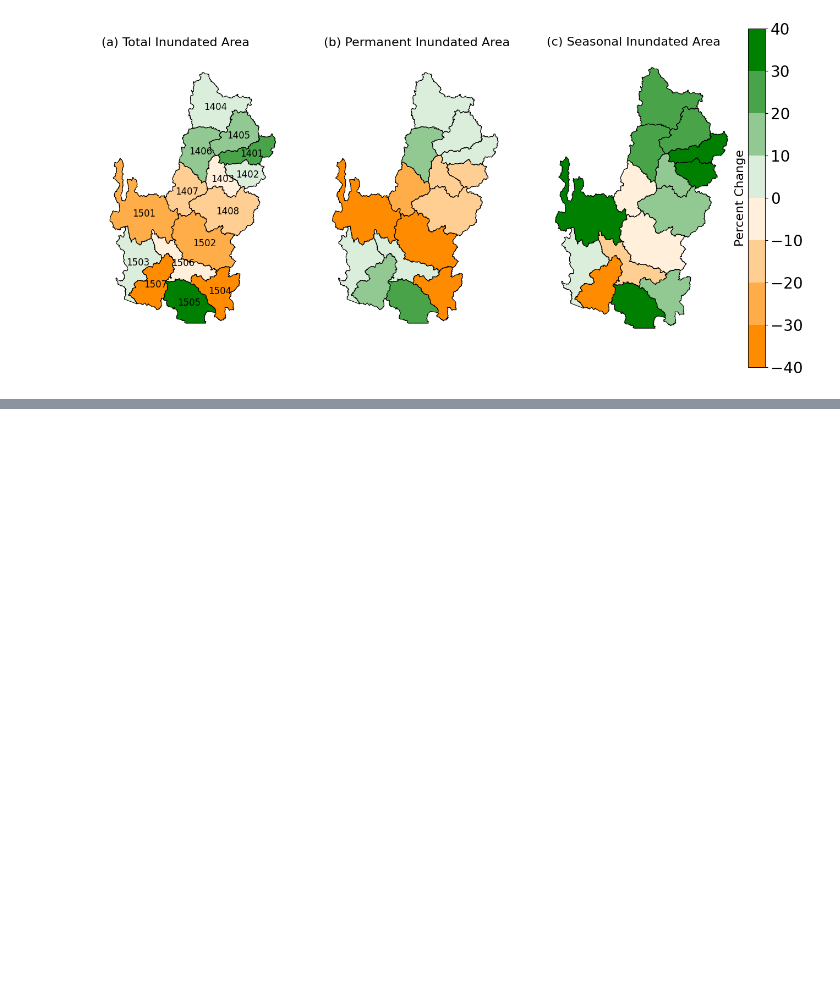
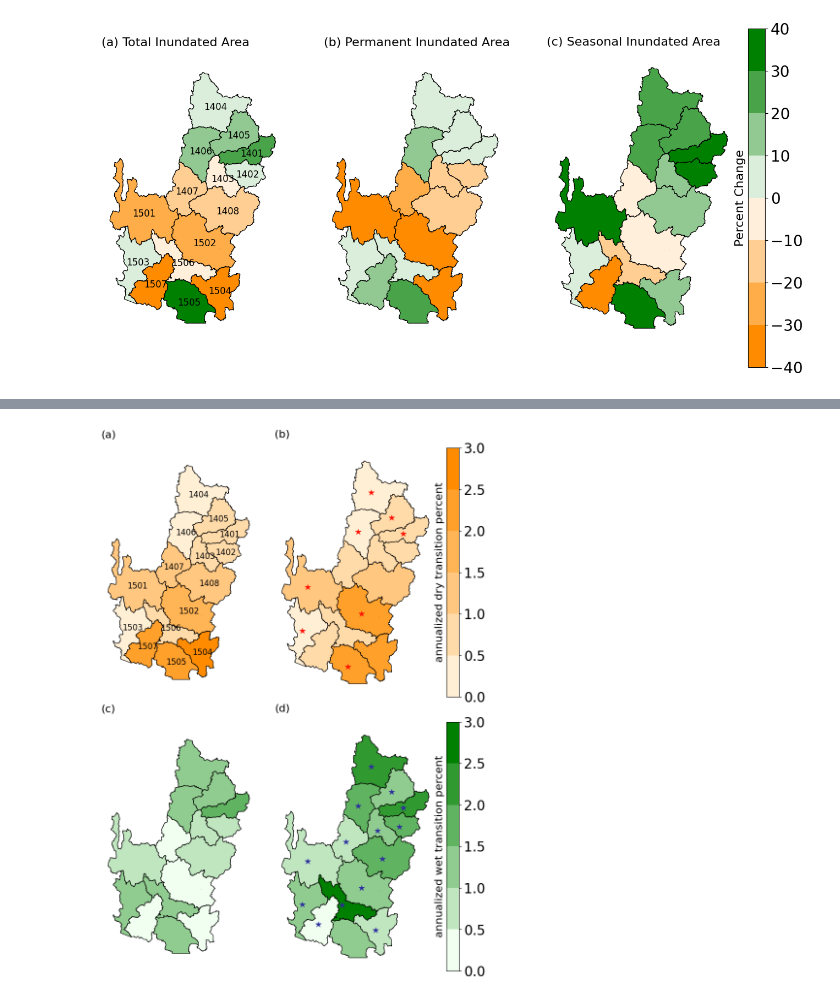
Before and after one commit to ppuentex/Surface_Water_Analysis-CRB, a Jupyter notebook: Results/generate-figures.ipynb, the cells around one changed output, grey strips where cells are left out. Saved outputs shown, nothing was run; the diff lists cells and outputs as text; code cells hidden in the pictures; blank space fills up the shorter version.

```diff
--- a/Results/generate-figures.ipynb
+++ b/Results/generate-figures.ipynb
@@ -101,9 +244,12 @@ plt.savefig('../Results/figures/timeseries-figure4.jpg', bbox_inches ='tight', d
 from wet period 1992 - 1994 to end of the study period 2019 - 2021
 # %%
 transitions_92_19 = pd.read_csv('../Data/analysis-data/water_type_transitions_92_19.csv')
+transitions_02_19 = pd.read_csv('../Data/analysis-data/water_type_transitions_02_19.csv')
 
 #make the huc id's a string (originally integer)
 transitions_92_19['huc4'] = transitions_92_19['huc4'].map(str)
+transitions_02_19['huc4'] = transitions_02_19['huc4'].map(str)
 #merge this dataset with the shapefile using the huc4 id's
 huc4_transitions_92_19 = crb_huc4.merge(transitions_92_19, on = 'huc4')
+huc4_transitions_02_19 =crb_huc4.merge(transitions_02_19, on = 'huc4')
 # %%
@@ -152,0 +302,56 @@ plt.savefig('../Results/figures/percent_change_water_type-figure2.jpg', bbox_inc
+# %%
+fig, ax = plt.subplots(2, 2, figsize=(10, 14), gridspec_kw={'width_ratios': [1, 1.3]})
+plt.rcParams.update({'font.size': 20})
+
+# Define a custom colormap
+cmap_dry = mcolors.LinearSegmentedColormap.from_list('custom_dry', [(0, 'papayawhip'),  (1, 'darkorange')], N = 6)
+cmap_wet = mcolors.LinearSegmentedColormap.from_list('custom_wet', [(0, 'honeydew'),  (1, 'green')], N = 6)
+
+#limit the color bar
+vmin = 0
+vmax = 3
+
+huc4_transitions_92_19.plot(ax=ax[0,0], column='dry_trans_area_perc', legend=False, cmap=cmap_dry, linewidth=0.8, edgecolor='0', vmin=vmin, vmax=vmax)
+ax[0,0].axis('off')  # Turn off axis
+ax[0,0].text(0, 1.07, '(a)', transform=ax[0,0].transAxes, fontsize = 16)
+
+huc4_transitions_02_19.plot(ax=ax[0,1], column='dry_trans_area_perc', legend=True, cmap=cmap_dry, linewidth=0.8, edgecolor='0', vmin=vmin, vmax=vmax)
+ax[0,1].axis('off')  # Turn off axis
+ax[0,1].text(0, 1.05, '(b) ', transform=ax[0,1].transAxes, fontsize = 16)
+ax[0,1].text(1.05,0.5, 'annualized dry transition percent',horizontalalignment='right',
+        verticalalignment='center', rotation='vertical', transform=ax[0,1].transAxes, fontsize = 16)
+
+huc4_transitions_92_19.plot(ax=ax[1,0], column='wet_trans_area_perc', legend=False, cmap=cmap_wet, linewidth=0.8, edgecolor='0', vmin=vmin, vmax=vmax)
+ax[1,0].axis('off')  # Turn off axis
+ax[1,0].text(0, 1.07, '(c)', transform=ax[1,0].transAxes, fontsize = 16)
+
+huc4_transitions_02_19.plot(ax=ax[1,1], column='wet_trans_area_perc', legend=True, cmap=cmap_wet, linewidth=0.8, edgecolor='0', vmin=vmin, vmax=vmax)
+ax[1,1].axis('off')  # Turn off axis
+ax[1,1].text(0, 1.05, '(d)', transform=ax[1,1].transAxes, fontsize = 16)
+ax[1,1].text(1.05,0.5, 'annualized wet transition percent',horizontalalignment='right',
+        verticalalignment='center', rotation='vertical', transform=ax[1,1].transAxes, fontsize = 16)
+
+#add HUC labels to sub-figure (a)
+for idx, row in huc4_transitions_92_19.iterrows():
+    ax[0,0].text(row.geometry.centroid.x - 0.6, row.geometry.centroid.y - 0.2,
+               row["huc4"], fontsize=12, color='black')
+
+# Add star labels for dry transitions in sub-figure (b)
+for idx, row in huc4_transitions_02_19.iterrows():
+    huc4 = row['huc4']
+    dry_92 = huc4_transitions_92_19.loc[huc4_transitions_92_19['huc4'] == huc4, 'dry_trans_area_perc'].values[0]
+    if row['dry_trans_area_perc'] > dry_92:
+        ax[0, 1].plot(row.geometry.centroid.x - 0.2, row.geometry.centroid.y - 0.1,  marker = '*', markersize=9, color='#ff0d00',markeredgewidth=0.5)
+
+# Add star labels for wet transitions
+for idx, row in huc4_transitions_02_19.iterrows():
+    huc4 = row['huc4']
+    wet_92 = huc4_transitions_92_19.loc[huc4_transitions_92_19['huc4'] == huc4, 'wet_trans_area_perc'].values[0]
+    if row['wet_trans_area_perc'] > wet_92:
+        ax[1, 1].plot(row.geometry.centroid.x-0.2, row.geometry.centroid.y-0.1, marker = '*', markersize = 9 , color='#2c2ca0', markeredgewidth = 0.5)
+
+
+plt.subplots_adjust(wspace=0.1, hspace=0.1)
+plt.savefig('../Results/figures/annualized_wet_dry_transitions-figure5.jpg', bbox_inches ='tight', dpi = 600)
+# %% [output]
+[figure, added]
```
Also changed, not shown: parts of 11 cells of this notebook.
